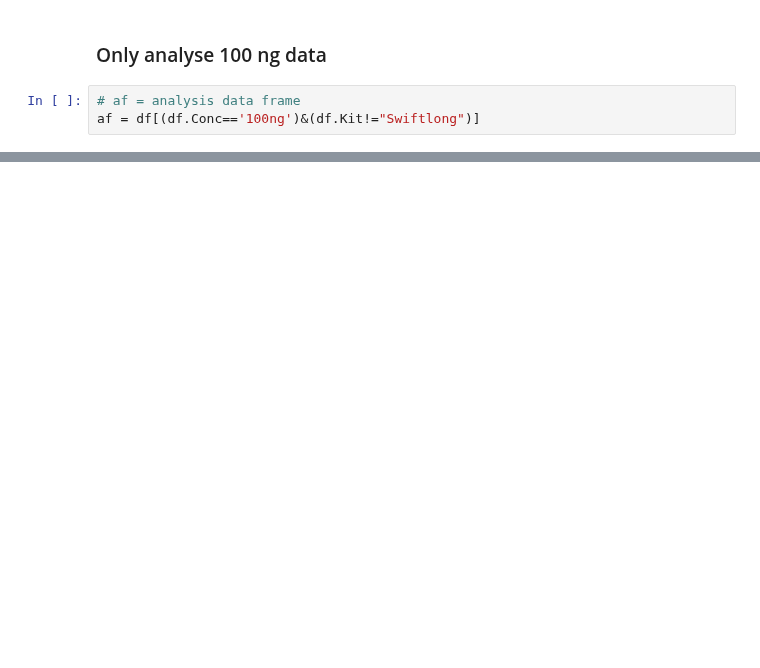
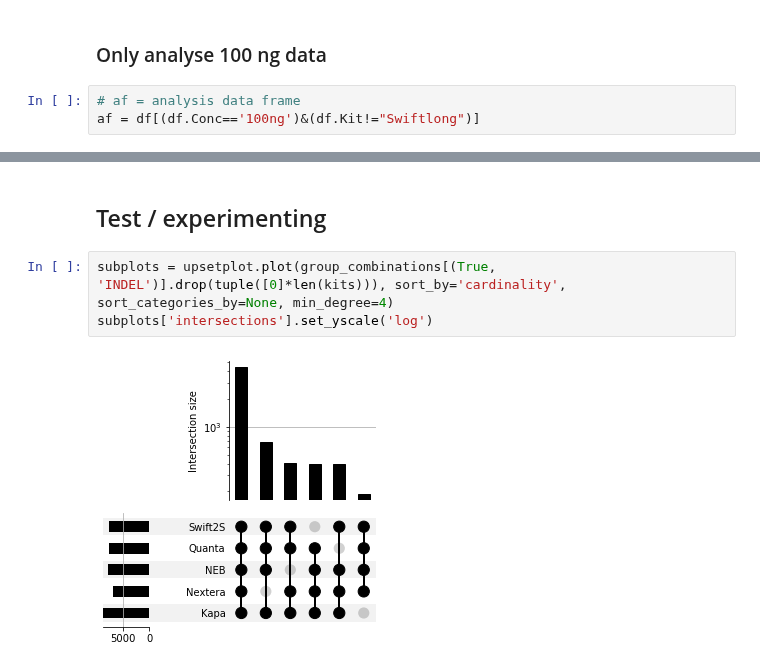
Before and after one commit to fa2k/comparison, a Jupyter notebook: overlap_variant_calls.ipynb, the cells around one changed output, grey strips where cells are left out. Saved outputs shown, nothing was run; the diff lists cells and outputs as text; blank space fills up the shorter version.

```diff
--- a/overlap_variant_calls.ipynb
+++ b/overlap_variant_calls.ipynb
@@ -103,0 +137,7 @@ kits
+# %% [markdown]
+## Test / experimenting
+# %%
+subplots = upsetplot.plot(group_combinations[(True, 'INDEL')].drop(tuple([0]*len(kits))), sort_by='cardinality', sort_categories_by=None, min_degree=4)
+subplots['intersections'].set_yscale('log')
+# %% [output]
+[figure, added]
```
Also changed, not shown: parts of 32 cells of this notebook.
